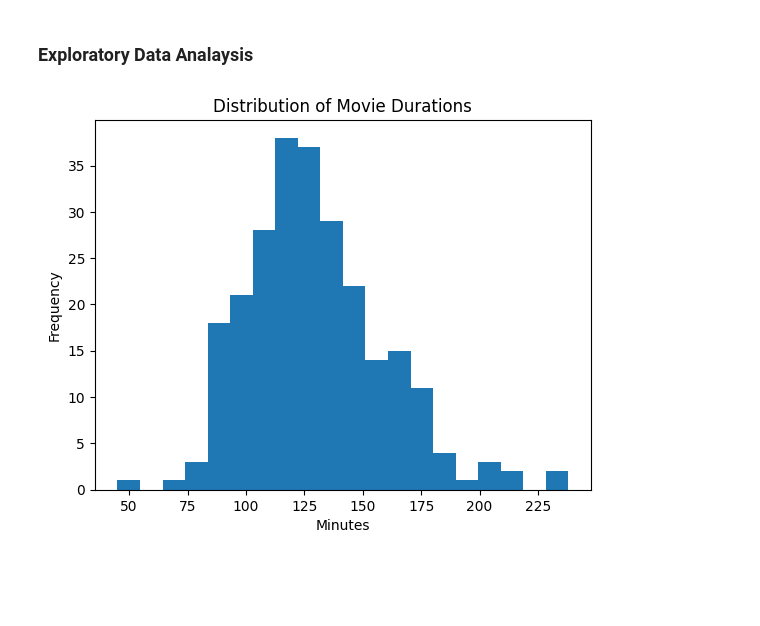
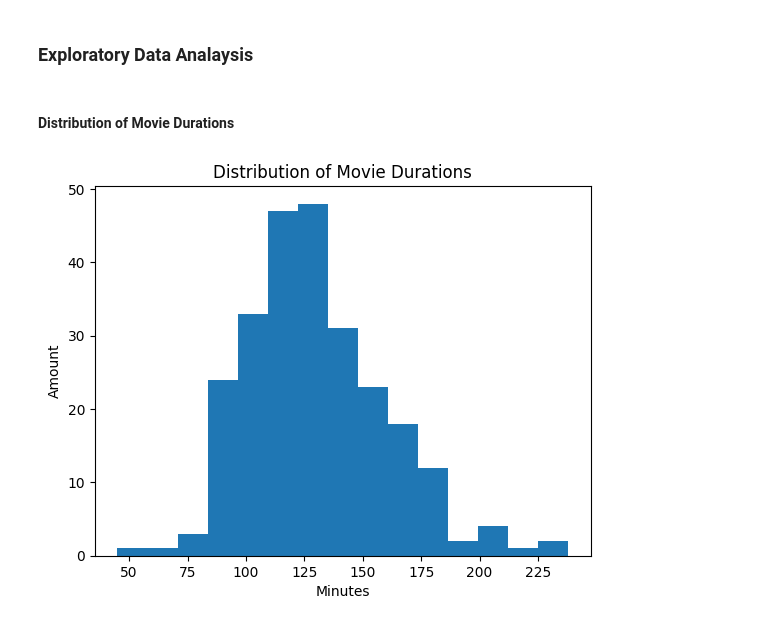
Before and after one commit to JimmyRitter/movie-recommendation-system, a Jupyter notebook: notebooks/web-scrapping-imdb.ipynb, the cells around one changed output. Saved outputs shown, nothing was run; the diff lists cells and outputs as text; code cells hidden in the pictures; blank space fills up the shorter version.

```diff
--- a/notebooks/web-scrapping-imdb.ipynb
+++ b/notebooks/web-scrapping-imdb.ipynb
@@ -78,7 +85,8 @@ valid_duration_pattern = r'^PT(\d+H)?(\d+M)?$'
 # Filter out rows with invalid 'Duration' using regex
 df = df[df['Duration'].str.match(valid_duration_pattern, na=False)]
 
-df.fillna("Unkown", inplace=True)
+df[['Rating']] = df[['Rating']].fillna(value=0)
+df[['Name', 'Genre', 'Description', 'Duration', 'ContentRating']] = df[['Name', 'Genre', 'Description', 'Duration', 'ContentRating']].fillna(value="Unknown")
 # %% [markdown]
 ### Data Transformation
 # %%
@@ -96,6 +104,9 @@ def convert_duration(duration_str):
 
 # Apply the conversion
 df['Duration_in_minutes'] = df['Duration'].apply(convert_duration)
+
+# Replace the HTML entity for apostrophe (&apos;) with the actual apostrophe (')
+df = df.replace("&apos;", "'", regex=True)
 # %% [markdown]
 ### Data cleaning (remove outliers)
 # %%
@@ -116,12 +127,10 @@ print(f"Valid Range: {min_duration:.2f} - {max_duration:.2f} minutes")
 df_valids = df[(df['Duration_in_minutes'] >= min_duration) & (df['Duration_in_minutes'] <= max_duration)]
 
 # Perform a left join, so we can identify the outliers based on the valid ones
-df_merged = pd.merge(df, df_valids, on='Name', how='left', suffixes=('', '_valid'))
+df_merged = pd.merge(df, df_valids, on=['Name', 'Genre', 'Description'], how='left', suffixes=('', '_valid'))
 
 # Identify the outliers, so they can be further analyzed. Maybe there are some false positives
 df_outliers = df_merged[df_merged['Duration_in_minutes_valid'].isnull()]
 
-# Display the filtered DataFrame
-print(df_valids.shape[0])
-print(df_outliers.shape[0])
+df = df_valids
 # %% [output]
@@ -131,0 +170,23 @@ Valid Range: 12.94 - 245.84 minutes
+# %%
+# Split the 'Genre' column by commas into a list of genres
+df['Genre_Split'] = df['Genre'].str.split(', ')
+
+# Explode the DataFrame so that each genre gets its own row
+df_exploded = df.explode('Genre_Split')
+
+# Apply one-hot encoding to the exploded 'Genre_Split' column
+df_one_hot = pd.get_dummies(df_exploded['Genre_Split'])
+
+# Group by the original movie to aggregate the genres
+df_content_matrix = df_one_hot.groupby(df_exploded['Name']).max().reset_index()
+
+df_combined = df_content_matrix.copy()  # Copy the one-hot encoded matrix
+
+# Add other numerical features, like 'Duration_in_minutes'
+df_combined = df_combined.merge(df[['Name', 'Duration_in_minutes']], on='Name')
+
+# One-hot encode the 'ContentRating' column
+df_content_rating = pd.get_dummies(df[['Name', 'ContentRating']], columns=['ContentRating'])
+
+# Merge the one-hot encoded content rating with the combined matrix based on the 'Name' column
+df_combined = df_combined.merge(df_content_rating, on='Name')
@@ -132,12 +235,17 @@ Valid Range: 12.94 - 245.84 minutes
 # %% [markdown]
 ### Exploratory Data Analaysis
+# %% [markdown]
+#### Distribution of Movie Durations
 # %%
-import matplotlib.pyplot as plt
+# using square root as this is simple and useful for general purposes
+num_bins = int(np.sqrt(len(df['Duration_in_minutes'])))
 
-plt.hist(df['Duration_in_minutes'], bins=20)
+# plot the histogram with the calculated number of bins
+plt.hist(df['Duration_in_minutes'], bins=num_bins)
+
 plt.title('Distribution of Movie Durations')
 plt.xlabel('Minutes')
-plt.ylabel('Frequency')
+plt.ylabel('Amount')
 plt.show()
 # %% [output]
-[figure, old version]
+[figure, new version]
```
Also changed, not shown: parts of 17 cells of this notebook, 2 other files.
